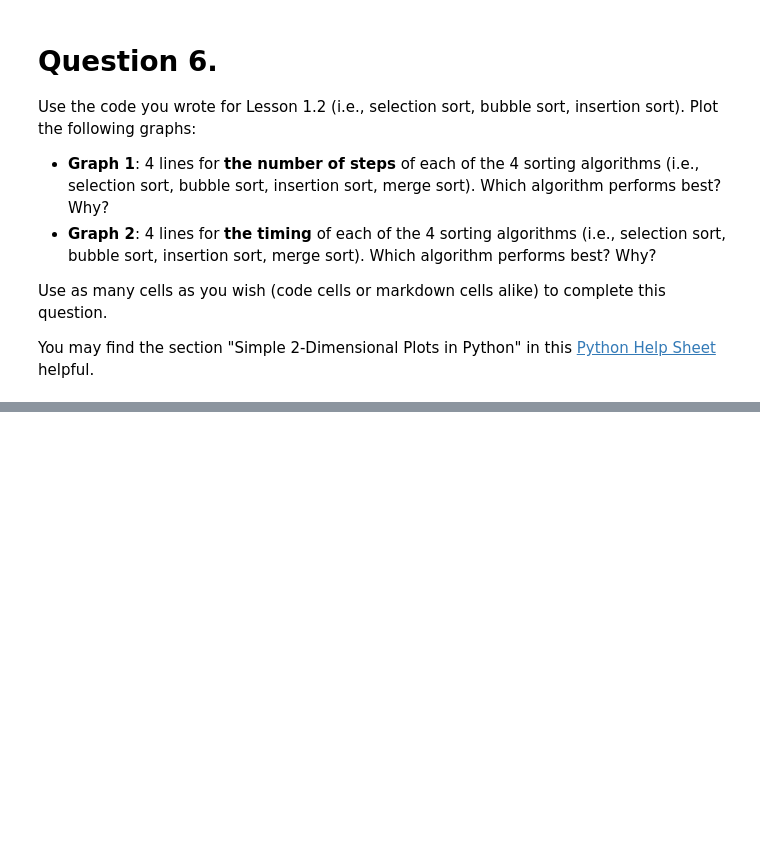
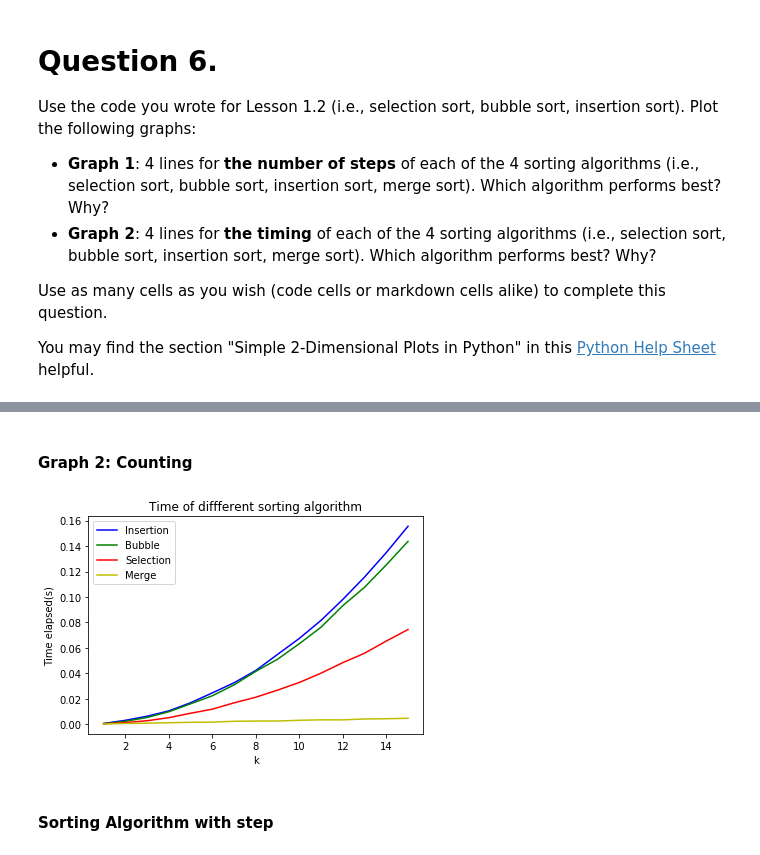
Before and after one commit to mahmud-nobe/CS110_pcw_2.1, a Jupyter notebook: cs110_pcw_2_1.ipynb, the cells around one changed output, grey strips where cells are left out. Saved outputs shown, nothing was run; the diff lists cells and outputs as text; code cells hidden in the pictures; blank space fills up the shorter version.

```diff
--- a/cs110_pcw_2_1.ipynb
+++ b/cs110_pcw_2_1.ipynb
@@ -163,0 +254,49 @@ raise NotImplementedError()
+# %% [markdown]
+#### **Graph 2: Counting**
+# %%
+import matplotlib.pyplot as plt
+%matplotlib inline
+import time
+
+time_insertion = []
+time_bubble = []
+time_selection = []
+time_merge = []
+
+for k in range(1,16):
+  list_k = [i for i in range(100*k, 0, -1)]
+
+  start = time.clock()
+  insertionSort(list_k)
+  end = time.clock()
+  time_insertion.append(end-start)
+
+  start = time.clock()
+  bubbleSort(list_k)
+  end = time.clock()
+  time_bubble.append(end-start)
+
+  start = time.clock()
+  selectionSort(list_k)
+  end = time.clock()
+  time_selection.append(end-start)
+
+  start = time.clock()
+  merge_sort(list_k, 0, len(list_k)-1)
+  end = time.clock()
+  time_merge.append(end-start)
+# %%
+k = range(1,16)
+plt.plot(k,time_insertion,'b')
+plt.plot(k,time_bubble,'g')
+plt.plot(k,time_selection,'r')
+plt.plot(k,time_merge,'y')
+plt.xlabel('k')
+plt.ylabel('Time elapsed(s)')
+plt.legend(['Insertion','Bubble','Selection','Merge'])
+plt.title("Time of diffferent sorting algorithm")
+plt.show()
+# %% [output]
+[figure, added]
+# %% [markdown]
+#### **Sorting Algorithm with step**
```
Also changed, not shown: parts of 10 cells of this notebook.
